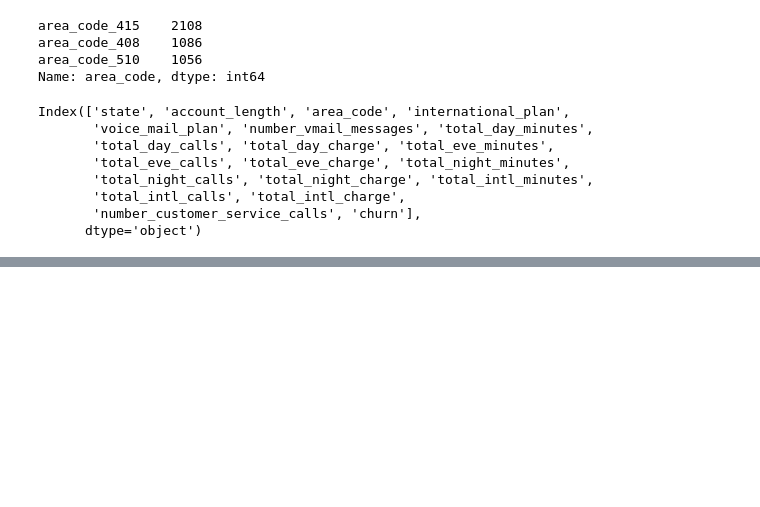
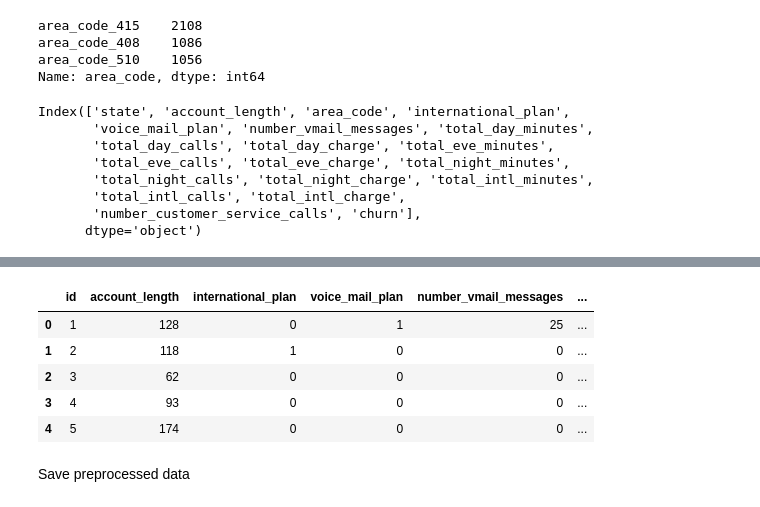
Before and after one commit to TayJen/Customer-Churn-Prediction, a Jupyter notebook: research.ipynb, the cells around one changed output, grey strips where cells are left out. Drawn from its saved outputs; the diff is of its cells as text; code cells hidden in the pictures; blank space fills up the shorter version.

```diff
--- a/research.ipynb
+++ b/research.ipynb
@@ -186,10 +223,21 @@ To reduce the number of features, it is logical to calculate total daily feature
 # %%
-# daytimes = ['day', 'eve', 'night']
-feature_types = ['minutes', 'calls', 'charge']
+def data_preprocessing(df):
+    bin_columns = ['international_plan', 'voice_mail_plan', 'churn']
+    for col in bin_columns:
+        df[col] = df[col].map({'yes': 1, 'no': 0})
 
-for feature in feature_types:
-    df['total_' + feature] = df['total_day_' + feature] + df['total_eve_' + feature] + df['total_night_' + feature]
-    df.drop(['total_day_' + feature, 'total_eve_' + feature, 'total_night_' + feature], axis=1, inplace=True)
+    feature_types = ['minutes', 'calls', 'charge']
 
+    for feature in feature_types:
+        df['total_' + feature] = df['total_day_' + feature] + df['total_eve_' + feature] + df['total_night_' + feature]
+        df.drop(['total_day_' + feature, 'total_eve_' + feature, 'total_night_' + feature], axis=1, inplace=True)
 
-df.head()
+    top5_states = df[df['churn'] == 1]['state']\
+                    .value_counts()\
+                    .sort_values(ascending=False)[:5]\
+                    .index.values
+
+    df['state'] = df['state'].apply(lambda x: x if x in top5_states else 'other')
+    df = pd.get_dummies(df, columns=['area_code', 'state'])
+
+    return df
@@ -202,0 +255,16 @@ df.head()
+# %%
+test_path = 'data\\test.csv'
+df_test = pd.read_csv(test_path)
+
+df_test['churn'] = 'no'
+df_test = data_preprocessing(df_test)
+df_test.head()
+# %% [output]
+|  | id | account_length | international_plan | voice_mail_plan | number_vmail_messages | ... |
+| 0 | 1 | 128 | 0 | 1 | 25 | ... |
+| 1 | 2 | 118 | 1 | 0 | 0 | ... |
+| 2 | 3 | 62 | 0 | 0 | 0 | ... |
+| 3 | 4 | 93 | 0 | 0 | 0 | ... |
+| 4 | 5 | 174 | 0 | 0 | 0 | ... |
+# %% [markdown]
+Save preprocessed data
```
Also changed, not shown: parts of 19 cells of this notebook, 3 other files.
